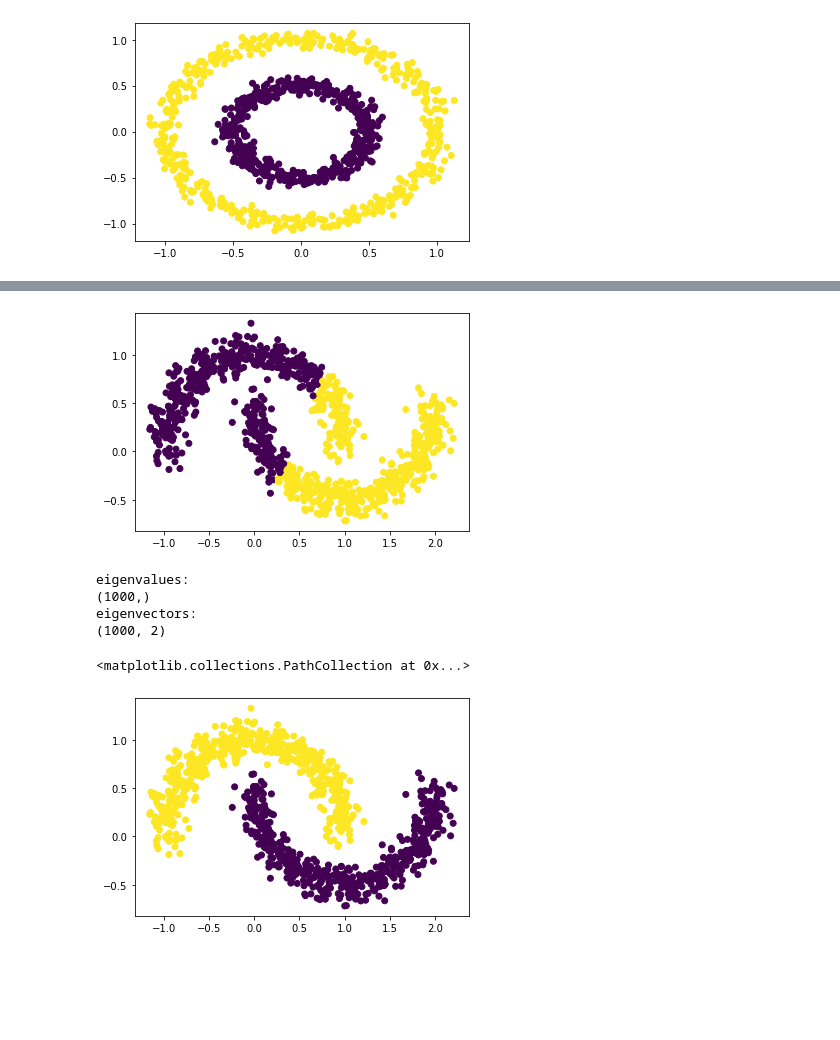
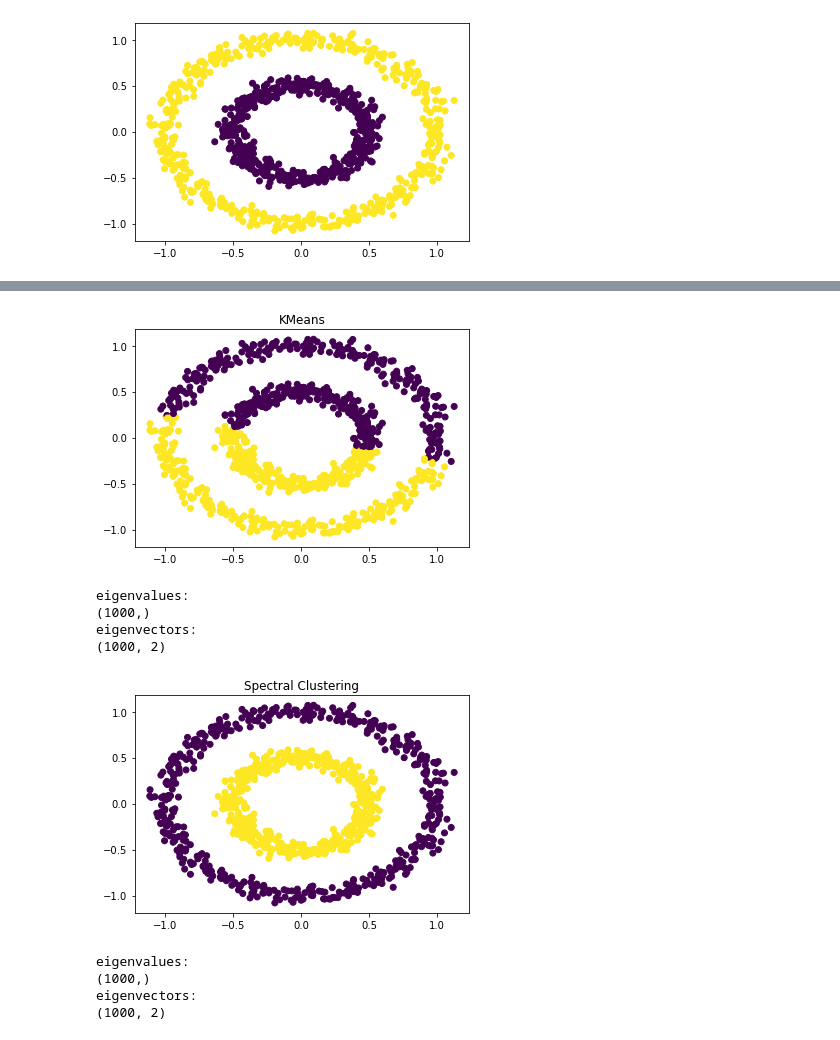
Before and after one commit to kamath/7203-project, a Jupyter notebook: Untitled.ipynb, the cells around one changed output, grey strips where cells are left out. Saved outputs shown, nothing was run; the diff lists cells and outputs as text; code cells hidden in the pictures; blank space fills up the shorter version.

```diff
--- a/Untitled.ipynb
+++ b/Untitled.ipynb
@@ -90,6 +97,11 @@ def end_to_end(X, sigma=.1, vectorizer='scaled', normalize_laplacian=False, eige
     phi = eigendecomp(L, eigenvalue_n)
     return KMeans(clusters).fit(phi).predict(phi)
 # %%
-plt.scatter(X[:,0], X[:,1], c=KMeans(2).fit(X).predict(X))
-plt.show()
-plt.scatter(X[:,0], X[:,1], c=end_to_end(X, eigenvalue_n=2))
+# Plot difference vs KMeans
+def plot_vs_kmeans(X, n_clusters=2):
+    plt.scatter(X[:,0], X[:,1], c=KMeans(2).fit(X).predict(X))
+    plt.title("KMeans")
+    plt.show()
+    plt.scatter(X[:,0], X[:,1], c=end_to_end(X, eigenvalue_n=2))
+    plt.title("Spectral Clustering")
+    plt.show()
@@ -104,13 +108,19 @@ eigenvectors:
-# %%
-X, clusters = make_moons(n_samples = 1000, noise = 0.1)
-plt.scatter(X[:,0], X[:,1], c=KMeans(2).fit(X).predict(X))
-plt.show()
-plt.scatter(X[:,0], X[:,1], c=end_to_end(X, eigenvalue_n=2))
-# %% [output]
-[figure, removed]
-eigenvalues:
-(1000,)
-eigenvectors:
-(1000, 2)
-<matplotlib.collections.PathCollection at 0x...>
-[figure, removed]
+# %%
+X, clusters = make_circles(n_samples=1000, noise=.05, factor=.5, random_state=0)
+plot_vs_kmeans(X)
+# %% [output]
+[figure, added]
+eigenvalues:
+(1000,)
+eigenvectors:
+(1000, 2)
+[figure, added]
+# %%
+# Write data to CSV for website
+pd.DataFrame({"x": X[:, 0], "y": X[:, 1], "rightColor": end_to_end(X, eigenvalue_n=2),
+              "badColor": KMeans(2).fit(X).predict(X)}).to_csv("concentric_circles.csv")
+# %% [output]
+eigenvalues:
+(1000,)
+eigenvectors:
+(1000, 2)
```
Also changed, not shown: parts of 20 cells of this notebook, 8 other files.
